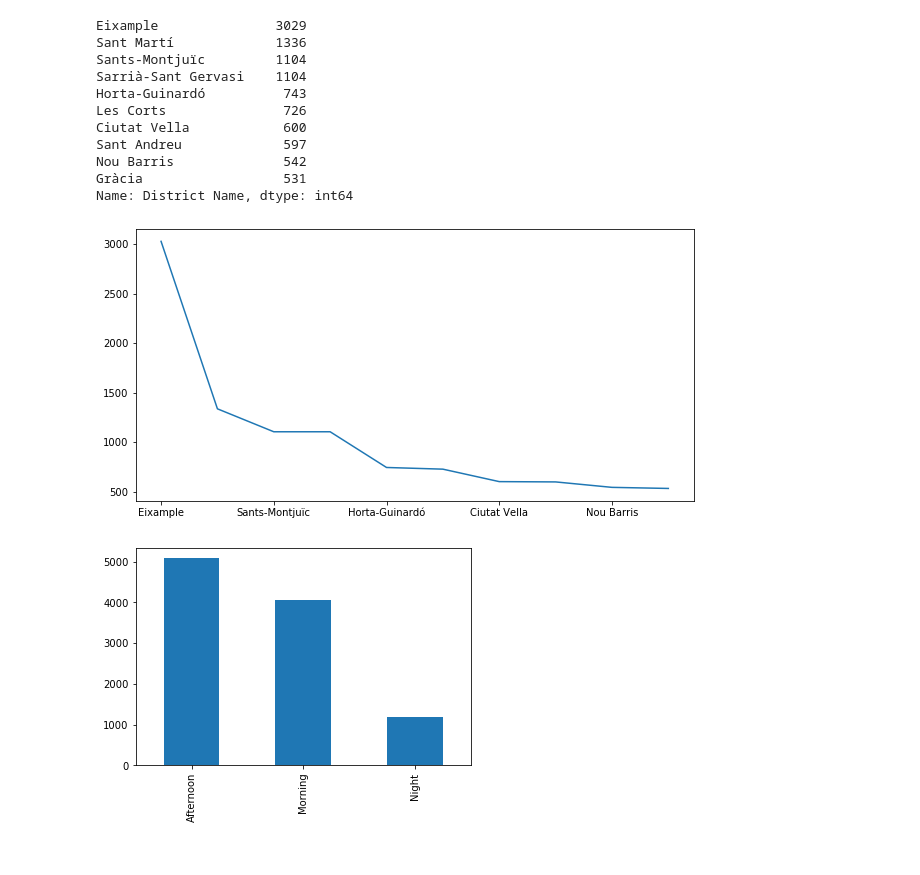
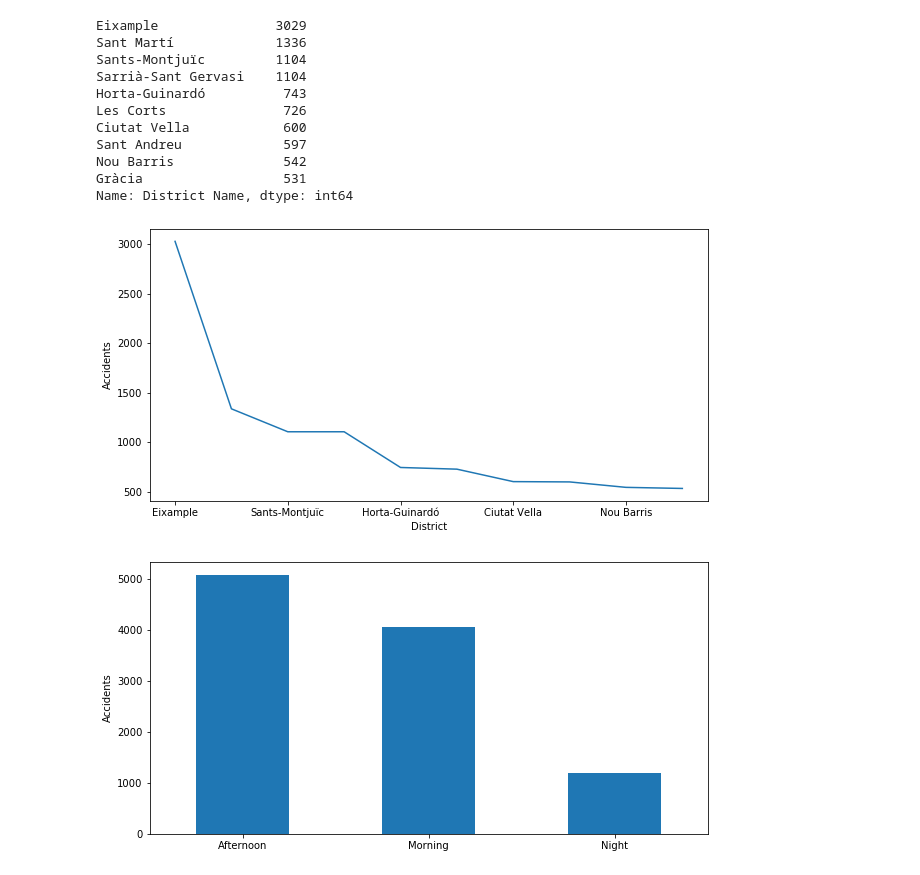
Before and after one commit to JosepBC/Barcelona-visualization, a Jupyter notebook: barcelona.ipynb, the cells around one changed output. Drawn from its saved outputs; the diff is of its cells as text; code cells hidden in the pictures.

Commit message:
Simple plots and plot with multiple data done

```diff
--- a/barcelona.ipynb
+++ b/barcelona.ipynb
@@ -96,14 +84,16 @@ Nou Barris              542
 Gràcia                  531
 Name: District Name, dtype: int64
 # %%
-district.plot(kind='line', figsize=(10, 5))
-# plt.savefig("plots/district_name")
+ax = district.plot(kind='line', figsize=(10, 5))
+ax.set_xlabel('District')
+ax.set_ylabel('Accidents')
 plt.show()
 # %% [output]
-[figure, old version]
+[figure, new version]
 # %%
-df["Part of the day"].value_counts().plot(kind="bar")
-# plt.savefig("plots/part_day")
+ax = df["Part of the day"].value_counts().plot(kind="bar", figsize=(10, 5))
+plt.xticks(rotation=0)
+ax.set_ylabel('Accidents')
 plt.show()
 # %% [output]
-[figure, old version]
+[figure, new version]
```
Also changed, not shown: parts of 10 cells of this notebook.
